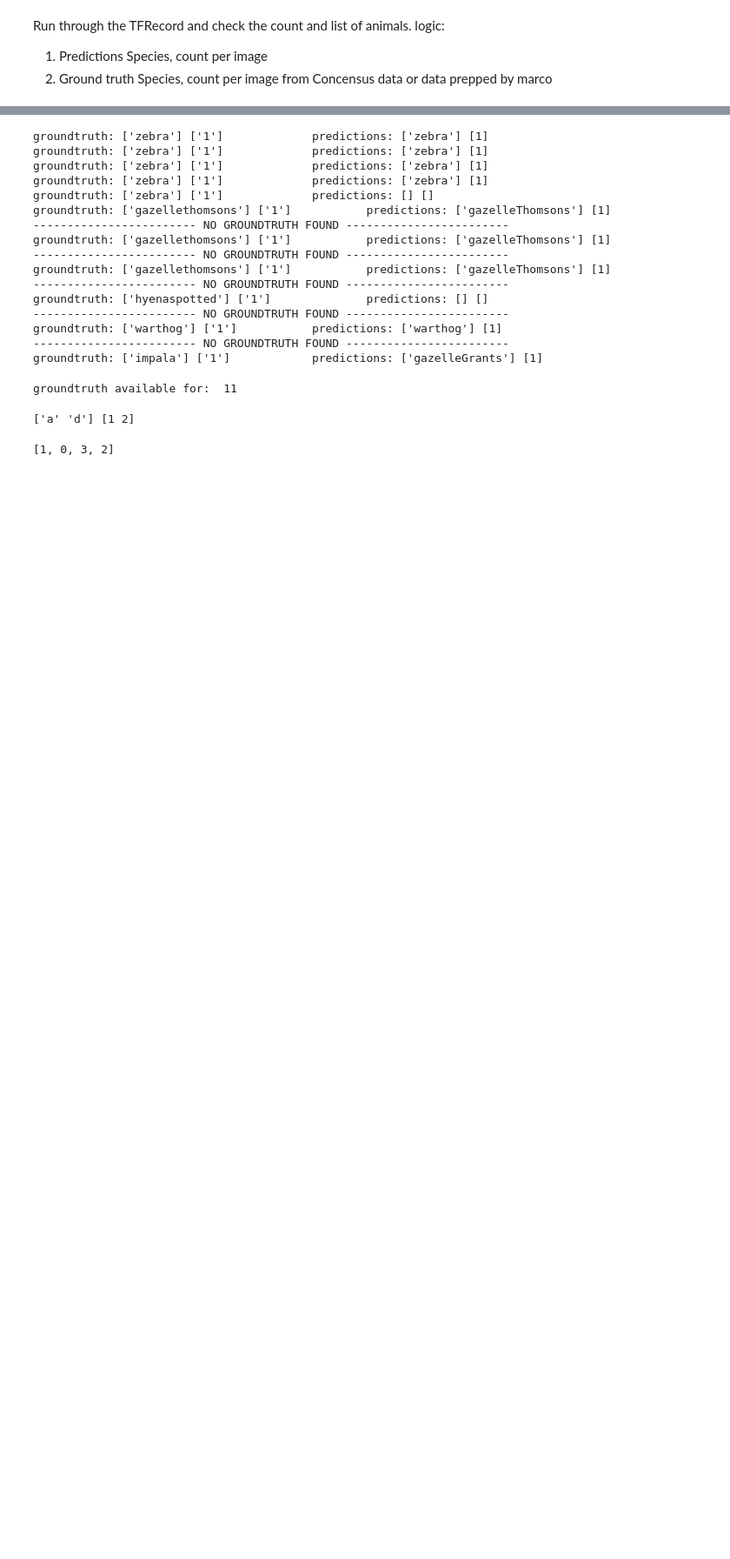
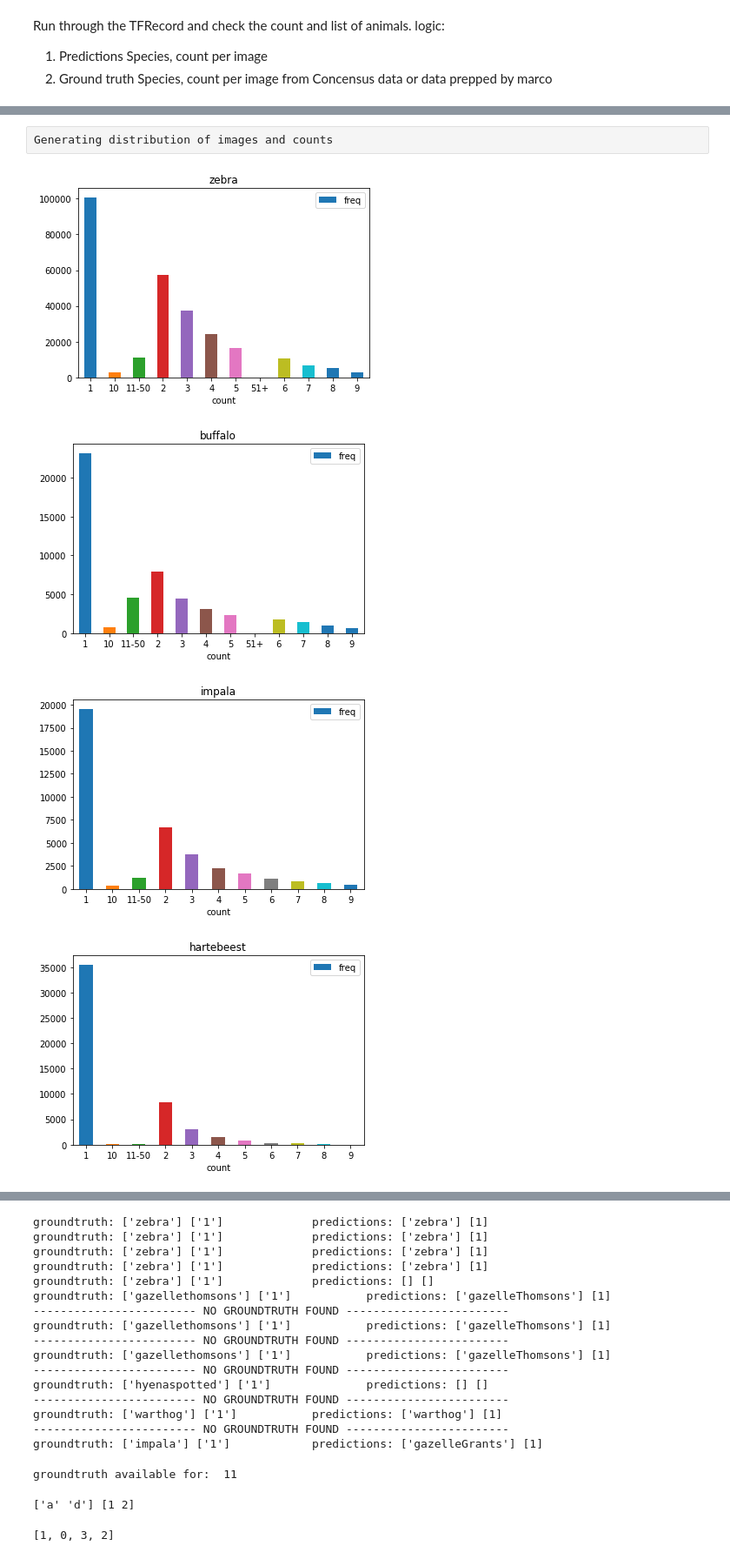
Before and after one commit to Manish-rai21bit/camera-trap-detection, a Jupyter notebook: bootstrapping/bootstrapping_species_detection.ipynb, the cells around one changed output, grey strips where cells are left out. Shown at 87% size. Saved outputs shown, nothing was run; the diff lists cells and outputs as text; code cells hidden in the pictures; blank space fills up the shorter version.

```diff
--- a/bootstrapping/bootstrapping_species_detection.ipynb
+++ b/bootstrapping/bootstrapping_species_detection.ipynb
@@ -217,0 +155,17 @@ inv_label_map
+# %% [raw]
+Generating distribution of images and counts
+# %%
+df_image2 = df_image1.groupby(by=['species', 'count'], as_index=False).count()
+df_image3 = df_image2.sort_values(by=['species', 'count'])\
+                            .rename(index=str, columns={'filename':'freq'})
+#df_image1[df_image1['count']=='51+'] #.drop_duplicates(['filename'])#[['count', 'filename']]
+df_image3
+
+for species in ['zebra', 'buffalo', 'impala', 'hartebeest', 'wildebeest']:
+    df_inter = df_image3[df_image3['species']==species][['count', 'freq']]
+    ax = df_inter.plot.bar(x='count', y='freq', rot=0, title=species)
+# %% [output]
+[figure, added]
+[figure, added]
+[figure, added]
+[figure, added]
```
Also changed, not shown: parts of 24 cells of this notebook.
